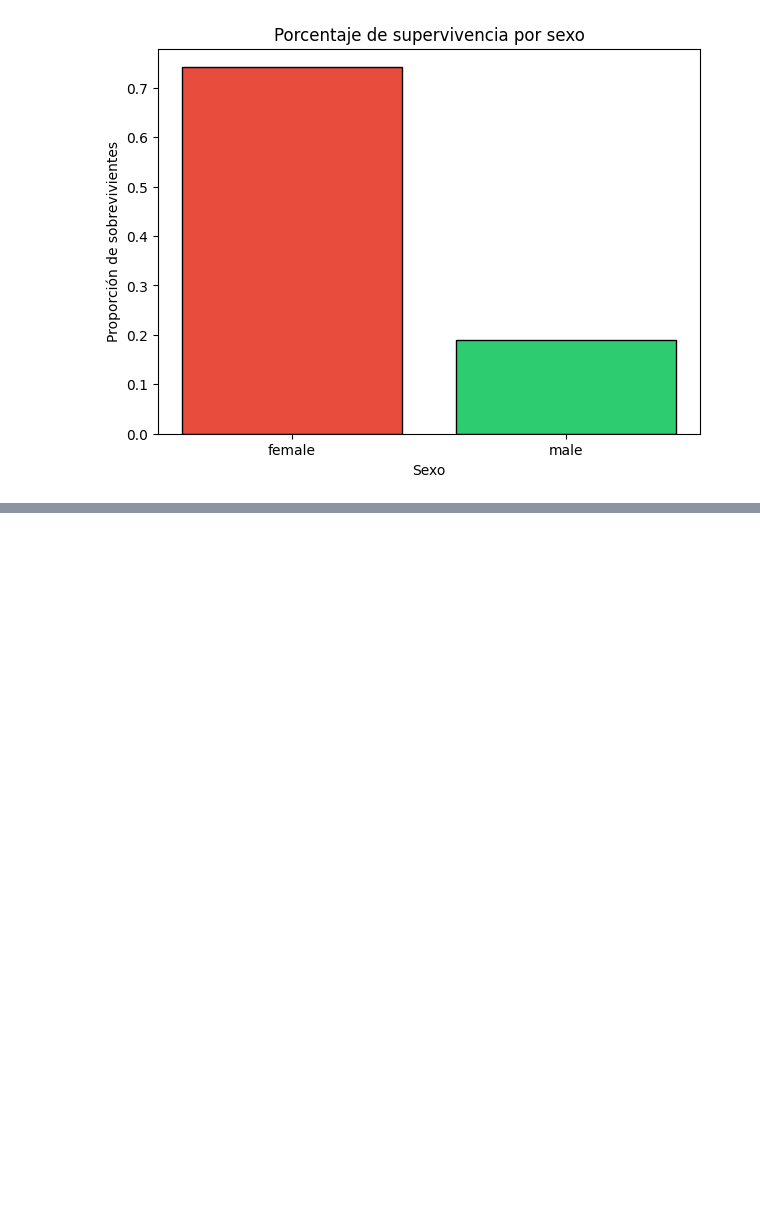
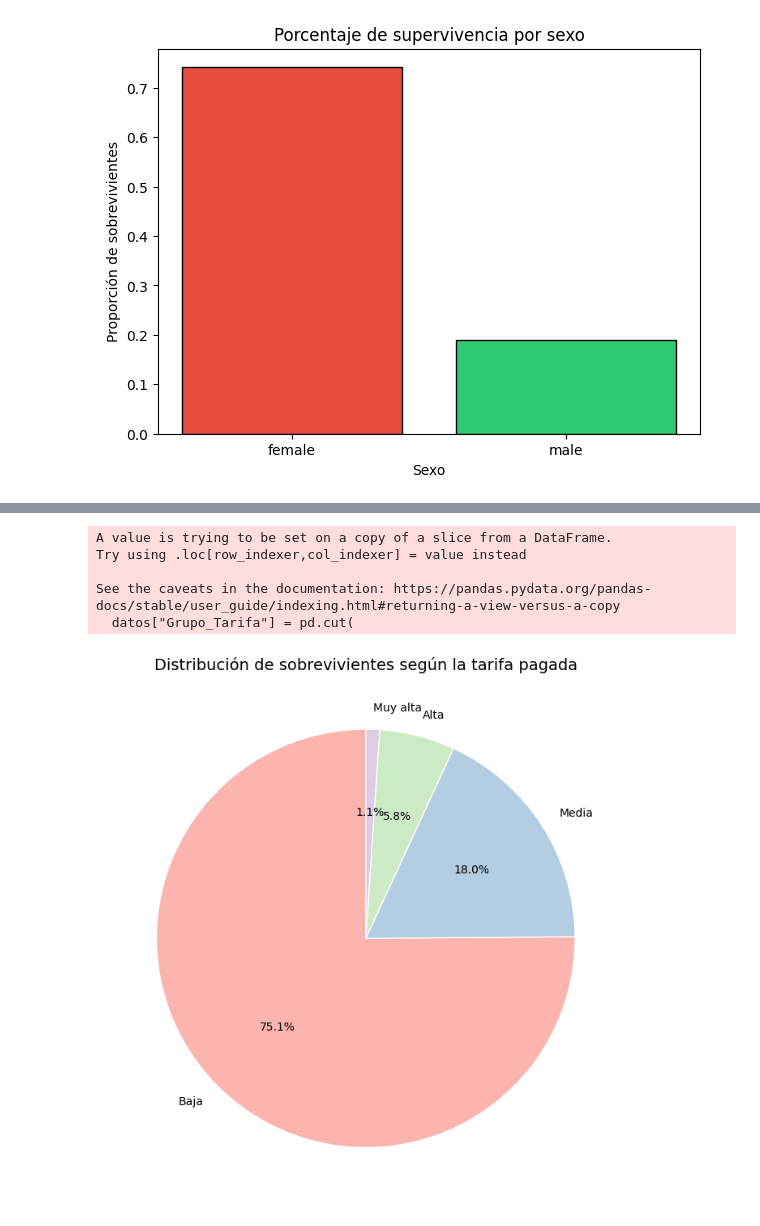
Before and after one commit to DD-06/taller-pandas-titanic-grupo-, a Jupyter notebook: notebooks/Graficos.ipynb, the cells around one changed output, grey strips where cells are left out. Cells and saved outputs as stored; diff of their text form; code cells hidden in the pictures; blank space fills up the shorter version.

```diff
--- a/notebooks/Graficos.ipynb
+++ b/notebooks/Graficos.ipynb
@@ -26,4 +26,4 @@ import numpy as np
 import matplotlib.pyplot as plt
 
 #Carga del dataframe combinado
-combined = pd.read_excel("C:/Users/salom/Downloads/datos_combinados.xlsx")
+combined = pd.read_excel("C:/Users/joser/Downloads/datos_combinados.xlsx")
@@ -90,0 +227,36 @@ plt.show()
+# %%
+
+# Filtrar solo las filas con valor de Survived (las del train)
+datos = combined.dropna(subset=["Fare", "Survived"])
+
+# Crear grupos de tarifa
+datos["Grupo_Tarifa"] = pd.cut(
+    datos["Fare"],
+    bins=[0, 50, 100, 200, 600],
+    labels=["Baja", "Media", "Alta", "Muy alta"]
+)
+
+# Calcular cantidad de sobrevivientes por grupo de tarifa
+tabla = datos.groupby("Grupo_Tarifa")["Survived"].sum().reset_index()
+
+# Gráfico circular
+plt.figure(figsize=(7,7))
+plt.pie(
+    tabla["Survived"],
+    labels=tabla["Grupo_Tarifa"],
+    autopct='%1.1f%%',
+    startangle=90,
+    colors=plt.cm.Pastel1.colors,
+    wedgeprops={'edgecolor':'white'}
+)
+
+plt.title("Distribución de sobrevivientes según la tarifa pagada", fontsize=14)
+plt.tight_layout()
+plt.show()
+# %% [output]
+A value is trying to be set on a copy of a slice from a DataFrame.
+Try using .loc[row_indexer,col_indexer] = value instead
+
+See the caveats in the documentation: https://pandas.pydata.org/pandas-docs/stable/user_guide/indexing.html#returning-a-view-versus-a-copy
+  datos["Grupo_Tarifa"] = pd.cut(
+[figure, added]
```
Also changed, not shown: parts of 6 cells of this notebook.
